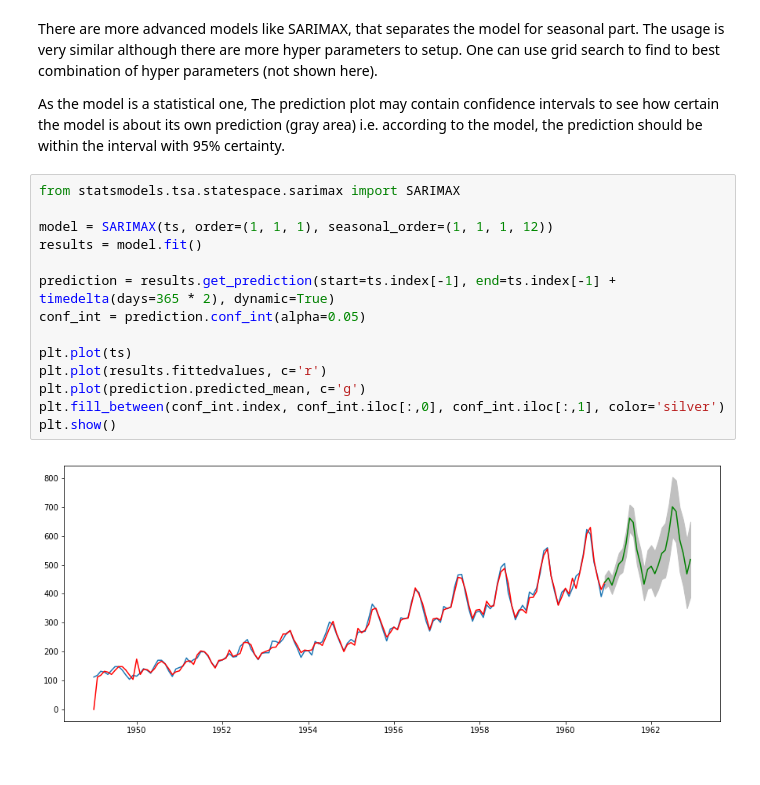
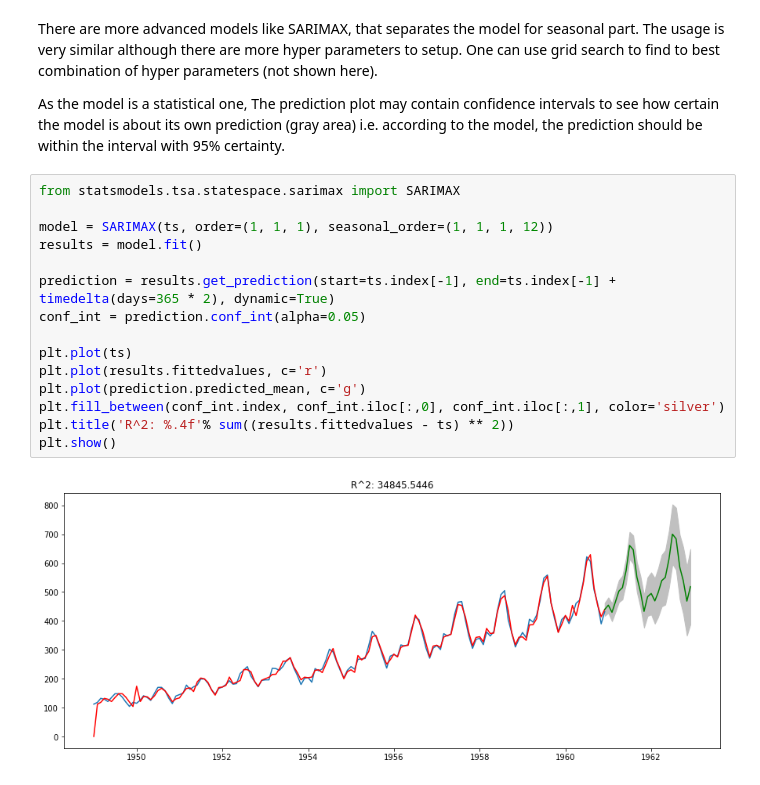
Before and after one commit to mlcollege/time-series-analysis, a Jupyter notebook: src/arima-complete.ipynb, the cells around one changed output. Saved outputs shown, nothing was run; the diff lists cells and outputs as text.

```diff
--- a/src/arima-complete.ipynb
+++ b/src/arima-complete.ipynb
@@ -191,16 +272,17 @@ As the model is a statistical one, The prediction plot may contain confidence in
 # %%
 from statsmodels.tsa.statespace.sarimax import SARIMAX
 
 model = SARIMAX(ts, order=(1, 1, 1), seasonal_order=(1, 1, 1, 12))
 results = model.fit()
 
 prediction = results.get_prediction(start=ts.index[-1], end=ts.index[-1] + timedelta(days=365 * 2), dynamic=True)
 conf_int = prediction.conf_int(alpha=0.05)
 
 plt.plot(ts)
 plt.plot(results.fittedvalues, c='r')
 plt.plot(prediction.predicted_mean, c='g')
 plt.fill_between(conf_int.index, conf_int.iloc[:,0], conf_int.iloc[:,1], color='silver')
+plt.title('R^2: %.4f'% sum((results.fittedvalues - ts) ** 2))
 plt.show()
 # %% [output]
-[figure, old version]
+[figure, new version]
```
Also changed, not shown: parts of 23 cells of this notebook.
